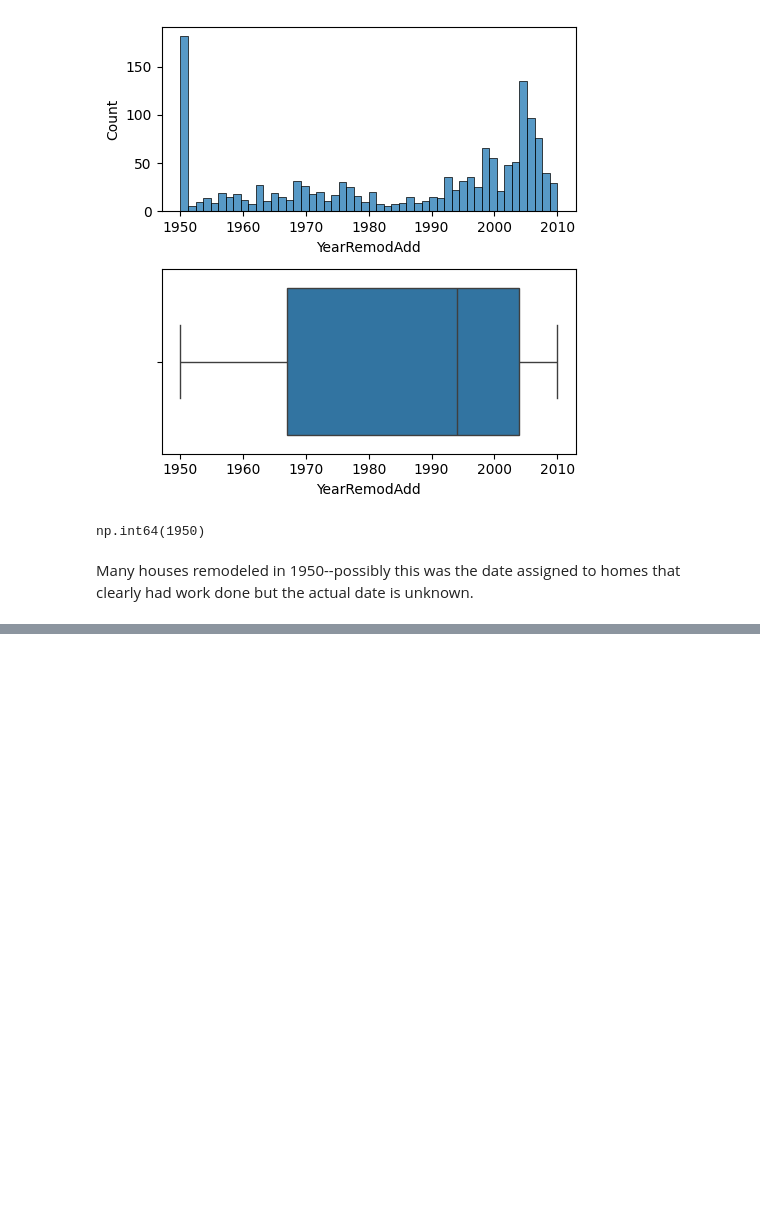
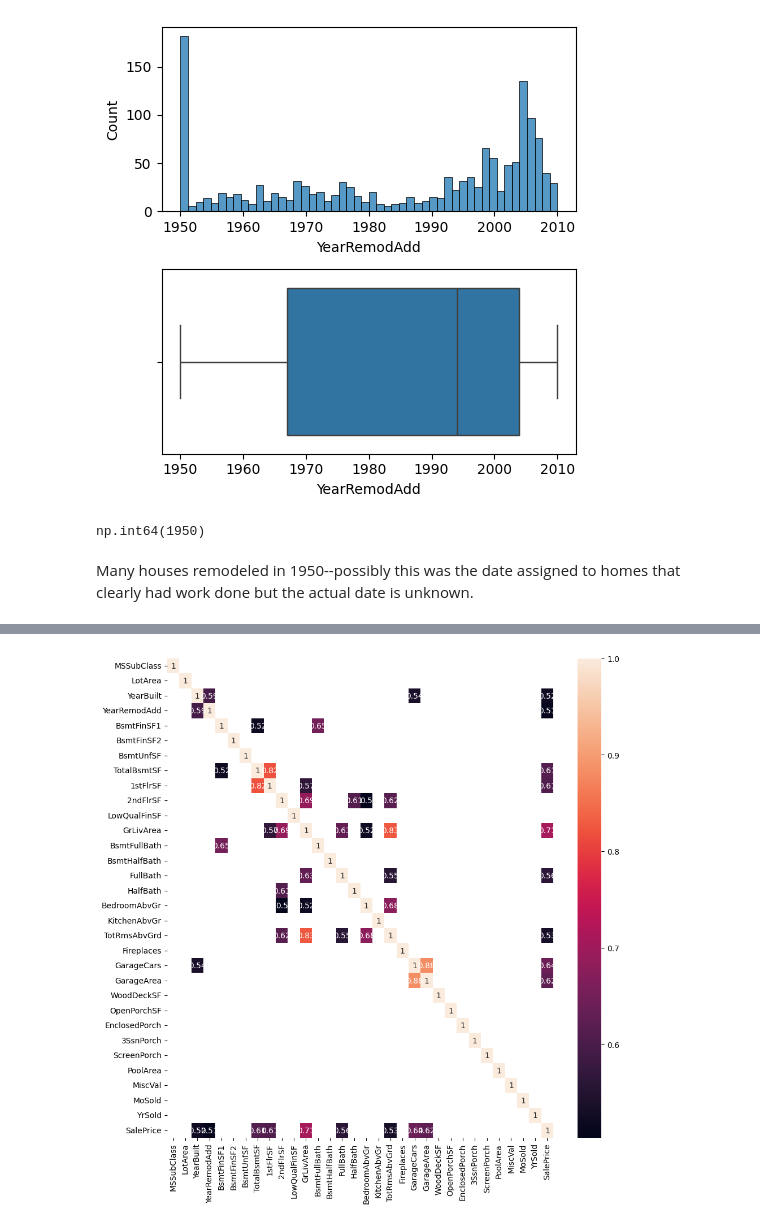
Before and after one commit to matthewtomalley/Ames-Housing-Price-Prediction, a Jupyter notebook: EDA/eda_train.ipynb, the cells around one changed output, grey strips where cells are left out. Saved outputs shown, nothing was run; the diff lists cells and outputs as text; code cells hidden in the pictures; blank space fills up the shorter version.

```diff
--- a/EDA/eda_train.ipynb
+++ b/EDA/eda_train.ipynb
@@ -281,3 +255,6 @@ num_var
  'MoSold',
  'YrSold',
  'SalePrice']
+# %%
+num_var.remove('Id')
+num_var
@@ -310,6 +368,11 @@ OverallCond
 2      5
 1      1
 Name: count, dtype: int64
+# %%
+# Leaving quality and condition out of numerical analysis for now, may make them categorical later
+
+num_var.remove('OverallCond')
+num_var.remove('OverallQual')
 # %%
 data['YearBuilt'].value_counts(ascending=False)
 # %% [output]
@@ -394,0 +445,16 @@ Name: count, Length: 637, dtype: int64
+# %%
+# Heatmap of higher correlated numerical variables
+
+corr = data[num_var].corr()
+
+filt_corr = corr[corr.abs() > 0.5]
+filt_corr = filt_corr.dropna(axis=0, how='all').dropna(axis=1, how='all')
+
+plt.figure(figsize=(10,10))
+
+sns.heatmap(filt_corr, annot=True)
+
+plt.tight_layout()
+plt.show()
+# %% [output]
+[figure, added]
```
Also changed, not shown: parts of 14 cells of this notebook, 1 other file.
